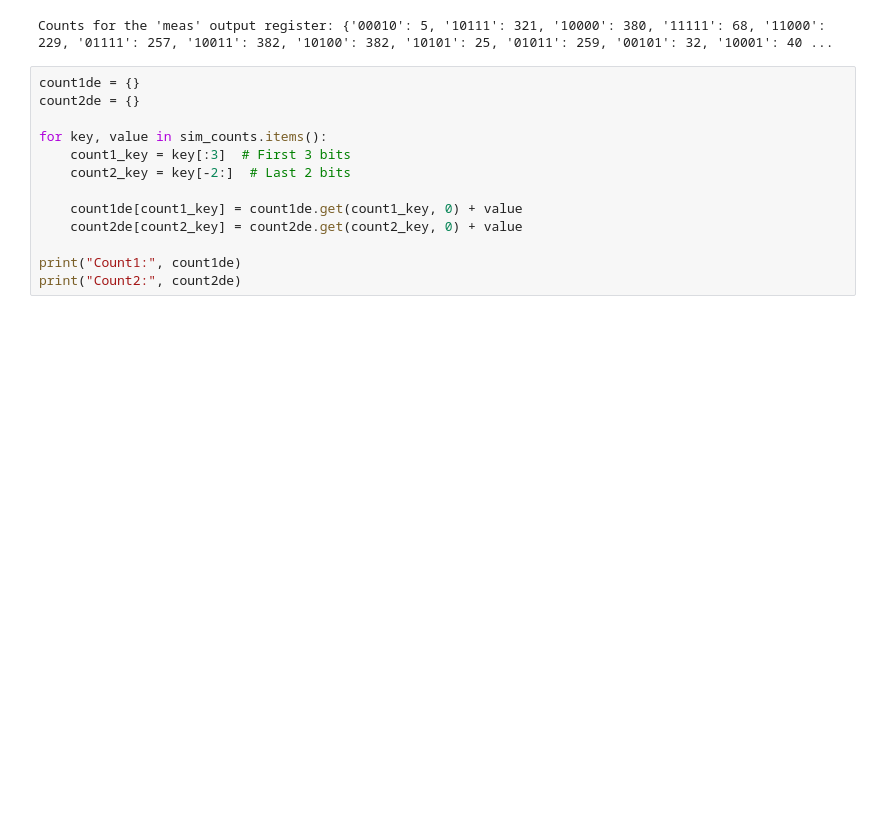
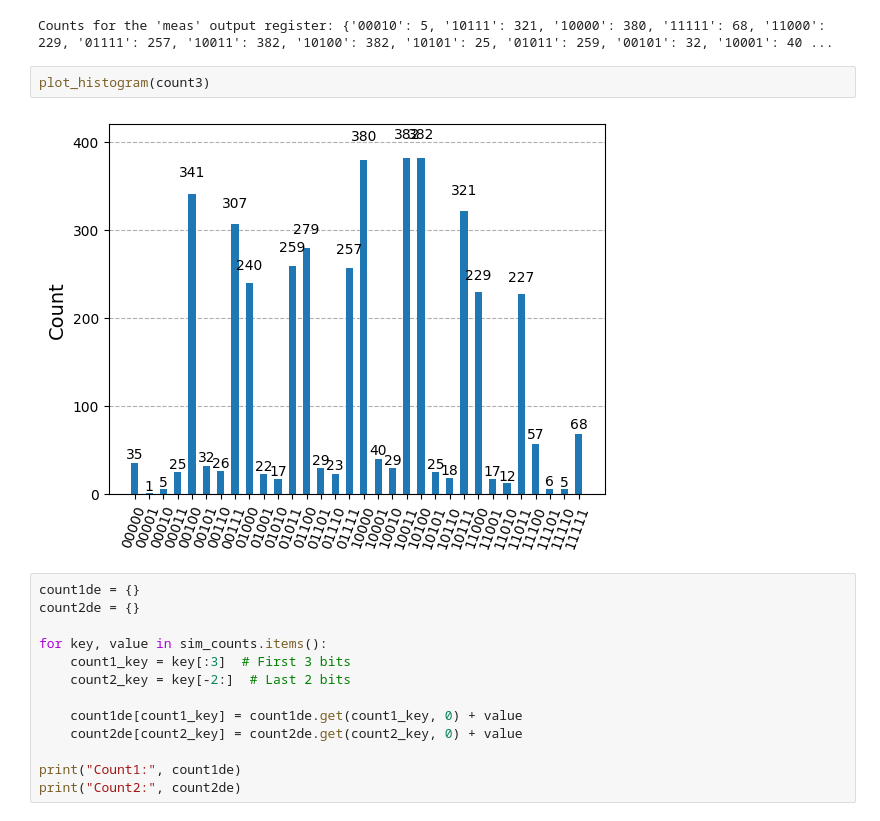
Before and after one commit to MagePro310/Quantum_Simulation_Scheduling_ver1, a Jupyter notebook: qiskit_sampler.ipynb, the cells around one changed output. Drawn from its saved outputs; the diff is of its cells as text; blank space fills up the shorter version.

```diff
--- a/qiskit_sampler.ipynb
+++ b/qiskit_sampler.ipynb
@@ -221,6 +221,10 @@ print(
 count3 = pub_result3.data.meas.get_counts()
 # %% [output]
 Counts for the 'meas' output register: {'00010': 5, '10111': 321, '10000': 380, '11111': 68, '11000': 229, '01111': 257, '10011': 382, '10100': 382, '10101': 25, '01011': 259, '00101': 32, '10001': 40 ...
+# %%
+plot_histogram(count3)
+# %% [output]
+[figure, added]
 # %%
 count1de = {}
 count2de = {}
```
Also changed, not shown: parts of 1 cell of this notebook, 14 other files.
